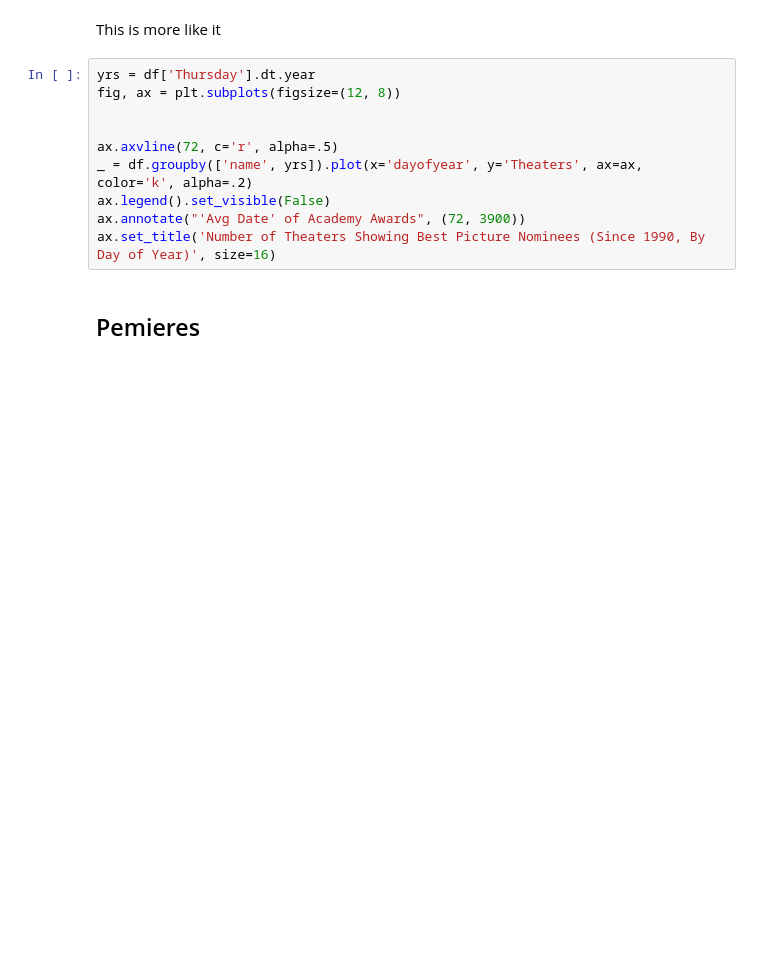
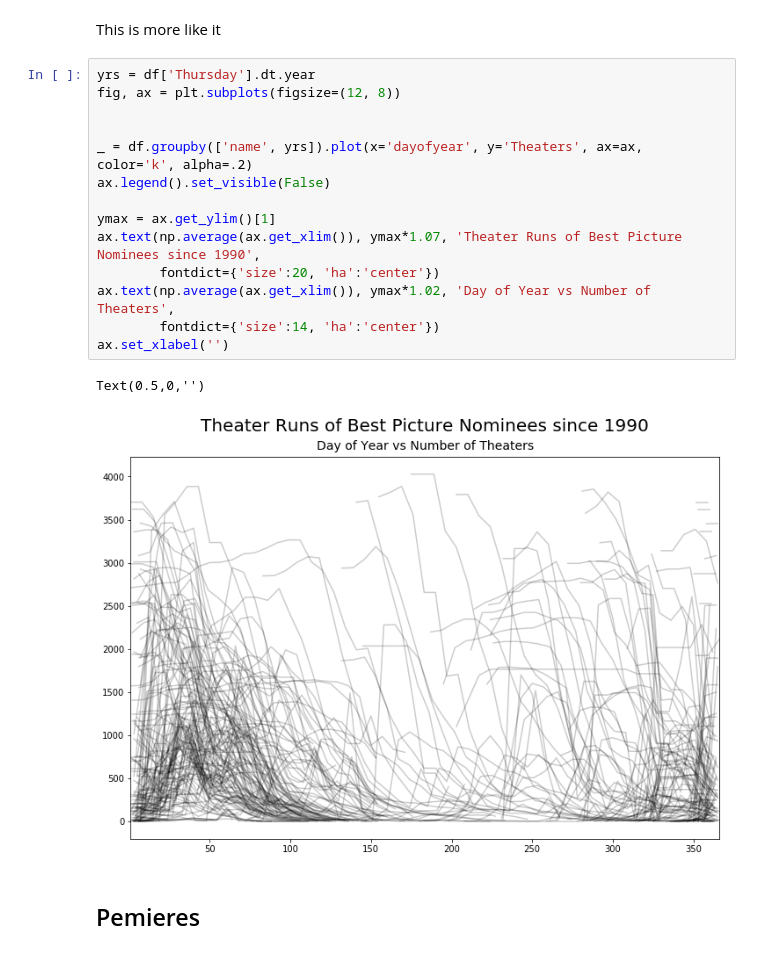
Before and after one commit to NapsterInBlue/Academy-Awards, a Jupyter notebook: Best Picture Nominees.ipynb, the cells around one changed output. Cells and saved outputs as stored; diff of their text form; blank space fills up the shorter version.

```diff
--- a/Best Picture Nominees.ipynb
+++ b/Best Picture Nominees.ipynb
@@ -32,13 +34,20 @@ This is more like it
 # %%
 yrs = df['Thursday'].dt.year
 fig, ax = plt.subplots(figsize=(12, 8))
 
 
-ax.axvline(72, c='r', alpha=.5)
 _ = df.groupby(['name', yrs]).plot(x='dayofyear', y='Theaters', ax=ax, color='k', alpha=.2)
 ax.legend().set_visible(False)
-ax.annotate("'Avg Date' of Academy Awards", (72, 3900))
-ax.set_title('Number of Theaters Showing Best Picture Nominees (Since 1990, By Day of Year)', size=16)
+
+ymax = ax.get_ylim()[1]
+ax.text(np.average(ax.get_xlim()), ymax*1.07, 'Theater Runs of Best Picture Nominees since 1990',
+        fontdict={'size':20, 'ha':'center'})
+ax.text(np.average(ax.get_xlim()), ymax*1.02, 'Day of Year vs Number of Theaters',
+        fontdict={'size':14, 'ha':'center'})
+ax.set_xlabel('')
+# %% [output]
+Text(0.5,0,'')
+[figure, added]
 # %% [markdown]
 ## Pemieres
 # %%
```
Also changed, not shown: parts of 54 cells of this notebook, 1 other file.
